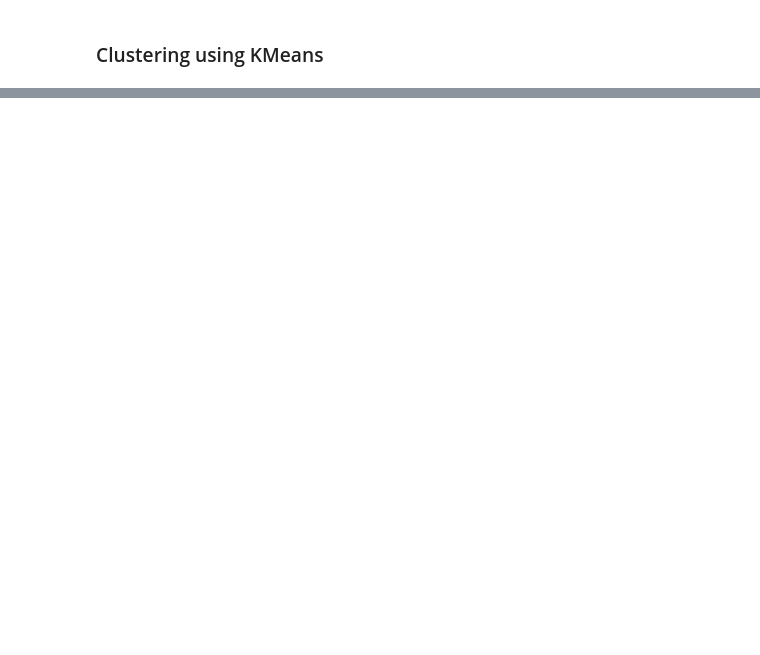
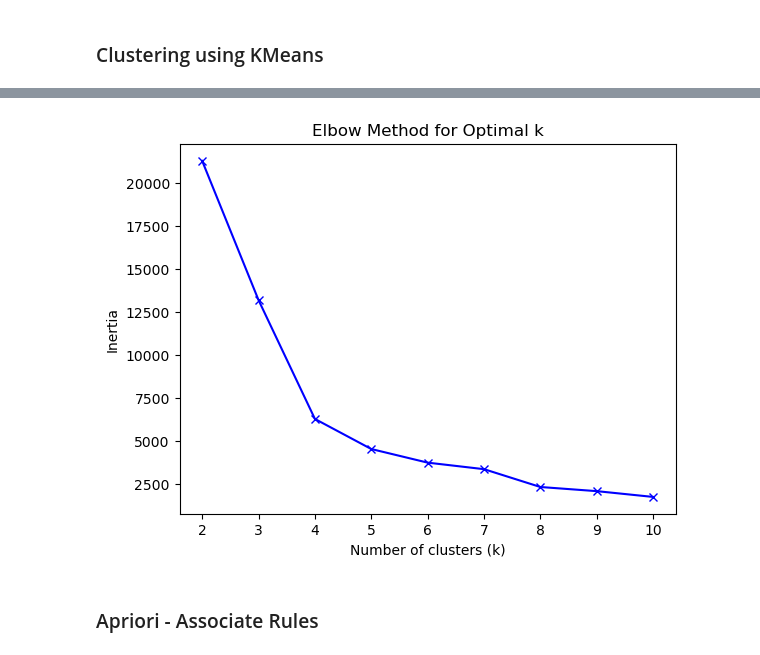
Before and after one commit to farahfuaad/Final-Year-Project-Prediction-of-Buying-Behavior-Patterns-using-ML, a Jupyter notebook: ml/trending_item_detection.ipynb, the cells around one changed output, grey strips where cells are left out. Drawn from its saved outputs; the diff is of its cells as text; code cells hidden in the pictures; blank space fills up the shorter version.

```diff
--- a/ml/trending_item_detection.ipynb
+++ b/ml/trending_item_detection.ipynb
@@ -162,3 +178,25 @@ plt.show()
+# %%
+import matplotlib.pyplot as plt
+
+inertia_values = []
+K = range(2, 11)  # Test k fimport matplotlib.pyplot as plt
+
+inertia_values = []
+K = range(2, 11)  # Test k from 2 to 10
+for k in K:
+    model = KMeans(n_clusters=k, random_state=42)
+    model.fit(X)
+    inertia_values.append(model.inertia_)
+
+plt.plot(K, inertia_values, 'bx-')
+plt.xlabel('Number of clusters (k)')
+plt.ylabel('Inertia')
+plt.title('Elbow Method for Optimal k')
+plt.show()
+# %% [output]
+[figure, added]
+# %% [markdown]
+### Apriori - Associate Rules
 # %%
 from sklearn.metrics import silhouette_score
 # After fitting KMeans
```
Also changed, not shown: parts of 13 cells of this notebook.
